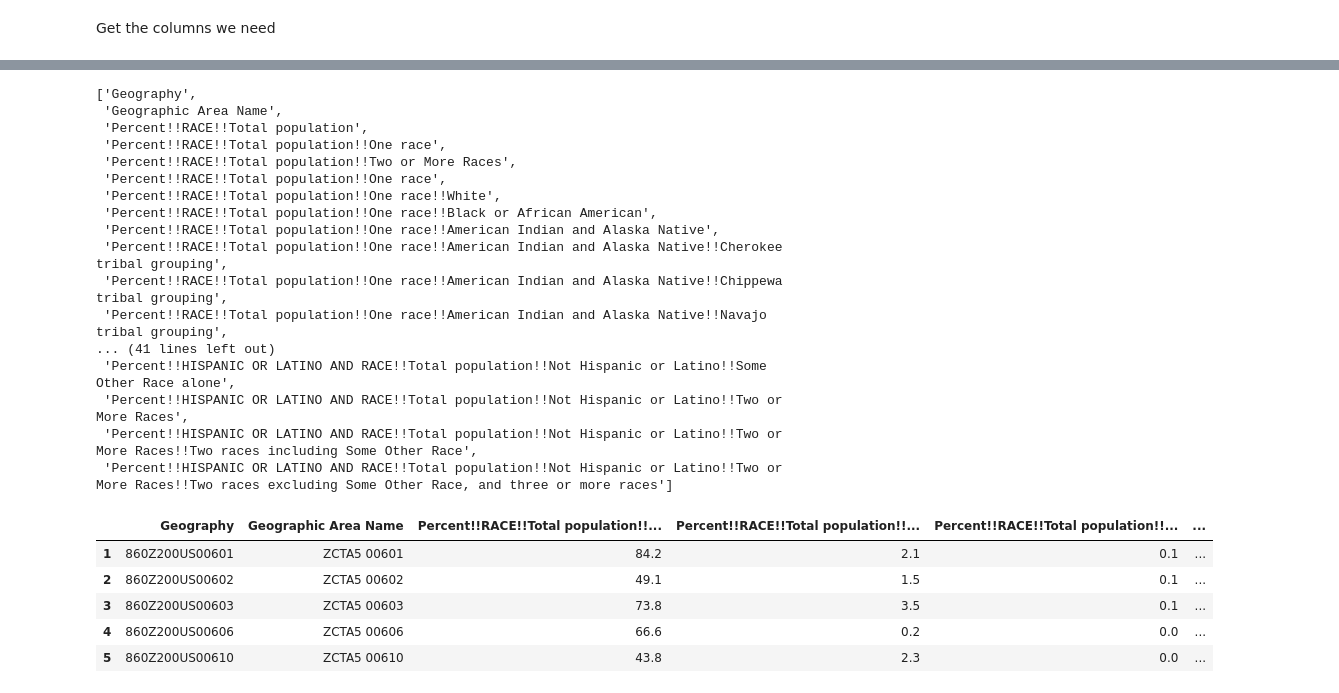
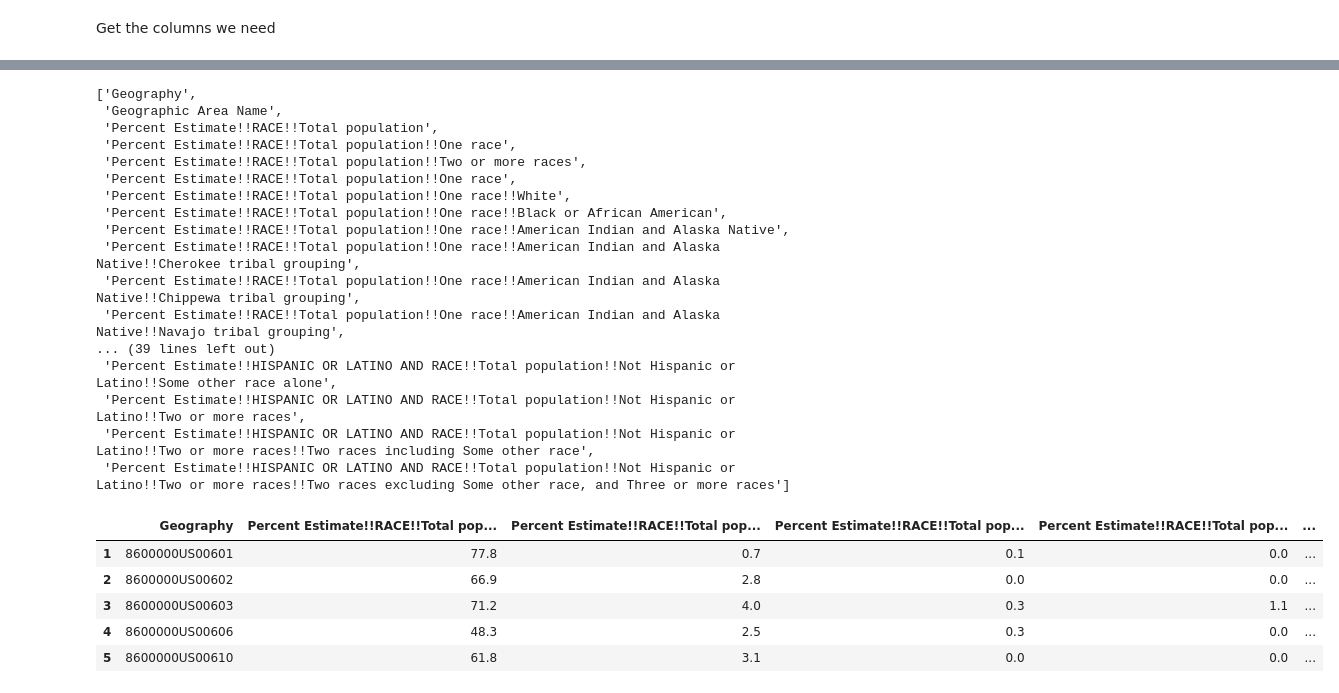
Before and after one commit to Ruben304/HousingDemographics, a Jupyter notebook: preprocess-census.ipynb, the cells around one changed output, grey strips where cells are left out. Saved outputs shown, nothing was run; the diff lists cells and outputs as text; code cells hidden in the pictures.

Commit message:
Initial census datasets

```diff
--- a/preprocess-census.ipynb
+++ b/preprocess-census.ipynb
@@ -9,7 +9,7 @@ def dataset(year): return 'Datasets/census/data/ACSDP5Y' + str(year) + '.DP05-Da
 # %% [markdown]
 Load dataset and describe
 # %%
-df = pd.read_csv(dataset(2022), low_memory=False)
+df = pd.read_csv(dataset(2017), low_memory=False)
 df = df.iloc[:,:-1] # Drop extra column
 df.head()
 # %% [output]
@@ -45,6 +45,6 @@ df.head()
 Get the columns we need
 # %%
 # Get percentage columns
-df = df.filter(regex='^(Geography|Geographic Area Name|Percent!!)')
+df = df.filter(regex='^(Geography|Geographic Area Name|Percent!!|Percent Estimate!!)')
 df.head()
 # %% [output]
@@ -74,38 +74,47 @@ list(df.columns)
 # %% [output]
 ['Geography',
  'Geographic Area Name',
- 'Percent!!RACE!!Total population',
- 'Percent!!RACE!!Total population!!One race',
- 'Percent!!RACE!!Total population!!Two or More Races',
- 'Percent!!RACE!!Total population!!One race',
- 'Percent!!RACE!!Total population!!One race!!White',
- 'Percent!!RACE!!Total population!!One race!!Black or African American',
- 'Percent!!RACE!!Total population!!One race!!American Indian and Alaska Native',
- 'Percent!!RACE!!Total population!!One race!!American Indian and Alaska Native!!Cherokee tribal grouping',
- 'Percent!!RACE!!Total population!!One race!!American Indian and Alaska Native!!Chippewa tribal grouping',
- 'Percent!!RACE!!Total population!!One race!!American Indian and Alaska Native!!Navajo tribal grouping',
-... (41 lines left out)
- 'Percent!!HISPANIC OR LATINO AND RACE!!Total population!!Not Hispanic or Latino!!Some Other Race alone',
- 'Percent!!HISPANIC OR LATINO AND RACE!!Total population!!Not Hispanic or Latino!!Two or More Races',
- 'Percent!!HISPANIC OR LATINO AND RACE!!Total population!!Not Hispanic or Latino!!Two or More Races!!Two races including Some Other Race',
- 'Percent!!HISPANIC OR LATINO AND RACE!!Total population!!Not Hispanic or Latino!!Two or More Races!!Two races excluding Some Other Race, and three or more races']
+ 'Percent Estimate!!RACE!!Total population',
+ 'Percent Estimate!!RACE!!Total population!!One race',
+ 'Percent Estimate!!RACE!!Total population!!Two or more races',
+ 'Percent Estimate!!RACE!!Total population!!One race',
+ 'Percent Estimate!!RACE!!Total population!!One race!!White',
+ 'Percent Estimate!!RACE!!Total population!!One race!!Black or African American',
+ 'Percent Estimate!!RACE!!Total population!!One race!!American Indian and Alaska Native',
+ 'Percent Estimate!!RACE!!Total population!!One race!!American Indian and Alaska Native!!Cherokee tribal grouping',
+ 'Percent Estimate!!RACE!!Total population!!One race!!American Indian and Alaska Native!!Chippewa tribal grouping',
+ 'Percent Estimate!!RACE!!Total population!!One race!!American Indian and Alaska Native!!Navajo tribal grouping',
+... (39 lines left out)
+ 'Percent Estimate!!HISPANIC OR LATINO AND RACE!!Total population!!Not Hispanic or Latino!!Some other race alone',
+ 'Percent Estimate!!HISPANIC OR LATINO AND RACE!!Total population!!Not Hispanic or Latino!!Two or more races',
+ 'Percent Estimate!!HISPANIC OR LATINO AND RACE!!Total population!!Not Hispanic or Latino!!Two or more races!!Two races including Some other race',
+ 'Percent Estimate!!HISPANIC OR LATINO AND RACE!!Total population!!Not Hispanic or Latino!!Two or more races!!Two races excluding Some other race, and Three or more races']
 # %%
-df = df[[
+searchColumns = [
     'Geography',
-    'Geographic Area Name',
     'Percent!!RACE!!Total population!!One race!!White',
     'Percent!!RACE!!Total population!!One race!!Black or African American',
     'Percent!!RACE!!Total population!!One race!!American Indian and Alaska Native',
     'Percent!!RACE!!Total population!!One race!!Asian',
     'Percent!!RACE!!Total population!!One race!!Native Hawaiian and Other Pacific Islander',
-    'Percent!!RACE!!Total population!!One race!!Some Other Race',
-    'Percent!!HISPANIC OR LATINO AND RACE!!Total population!!Hispanic or Latino (of any race)'
-]]
-df.head()
+    'Percent!!HISPANIC OR LATINO AND RACE!!Total population!!Hispanic or Latino (of any race)',
+]
+toFilterColumns = []
+for column in searchColumns:
+    if column in df.columns:
+        toFilterColumns.append(column)
+    elif column.replace('Total population!!', '') in df.columns:
+        toFilterColumns.append(column.replace('Total population!!', ''))
+    elif column.replace('Percent!!', 'Percent Estimate!!') in df.columns:
+        toFilterColumns.append(column.replace('Percent!!', 'Percent Estimate!!'))
+    else:
+        print('Failed to find: ' + column)
+byGroup = df[toFilterColumns]
+byGroup.head()
 # %% [output]
-|  | Geography | Geographic Area Name | Percent!!RACE!!Total population!!... | Percent!!RACE!!Total population!!... | Percent!!RACE!!Total population!!... | ... |
-| 1 | 860Z200US00601 | ZCTA5 00601 | 84.2 | 2.1 | 0.1 | ... |
-| 2 | 860Z200US00602 | ZCTA5 00602 | 49.1 | 1.5 | 0.1 | ... |
-| 3 | 860Z200US00603 | ZCTA5 00603 | 73.8 | 3.5 | 0.1 | ... |
-| 4 | 860Z200US00606 | ZCTA5 00606 | 66.6 | 0.2 | 0.0 | ... |
-| 5 | 860Z200US00610 | ZCTA5 00610 | 43.8 | 2.3 | 0.0 | ... |
+|  | Geography | Percent Estimate!!RACE!!Total pop... | Percent Estimate!!RACE!!Total pop... | Percent Estimate!!RACE!!Total pop... | Percent Estimate!!RACE!!Total pop... | ... |
+| 1 | 8600000US00601 | 77.8 | 0.7 | 0.1 | 0.0 | ... |
+| 2 | 8600000US00602 | 66.9 | 2.8 | 0.0 | 0.0 | ... |
+| 3 | 8600000US00603 | 71.2 | 4.0 | 0.3 | 1.1 | ... |
+| 4 | 8600000US00606 | 48.3 | 2.5 | 0.3 | 0.0 | ... |
+| 5 | 8600000US00610 | 61.8 | 3.1 | 0.0 | 0.0 | ... |
```
Also changed, not shown: parts of 9 cells of this notebook, 11 other files.
